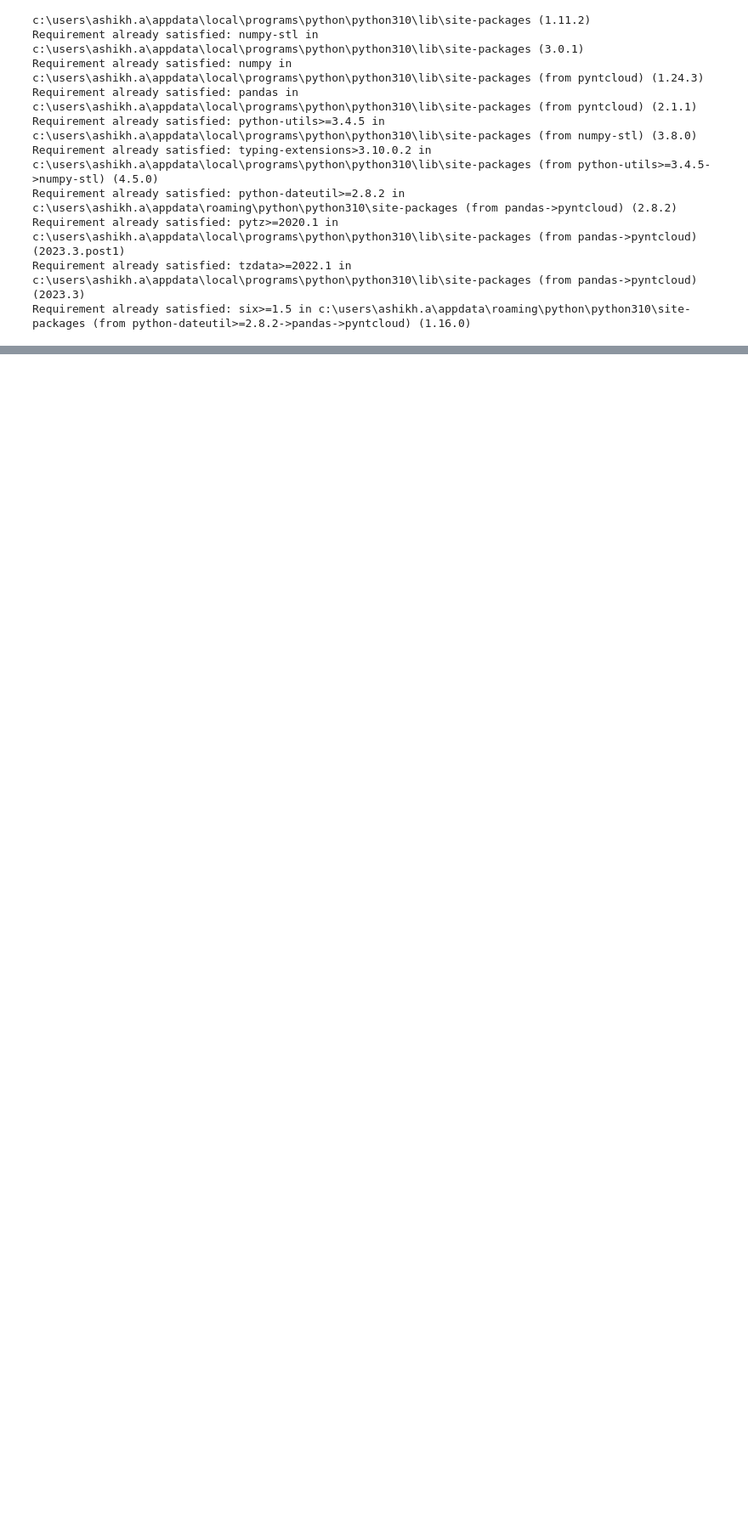
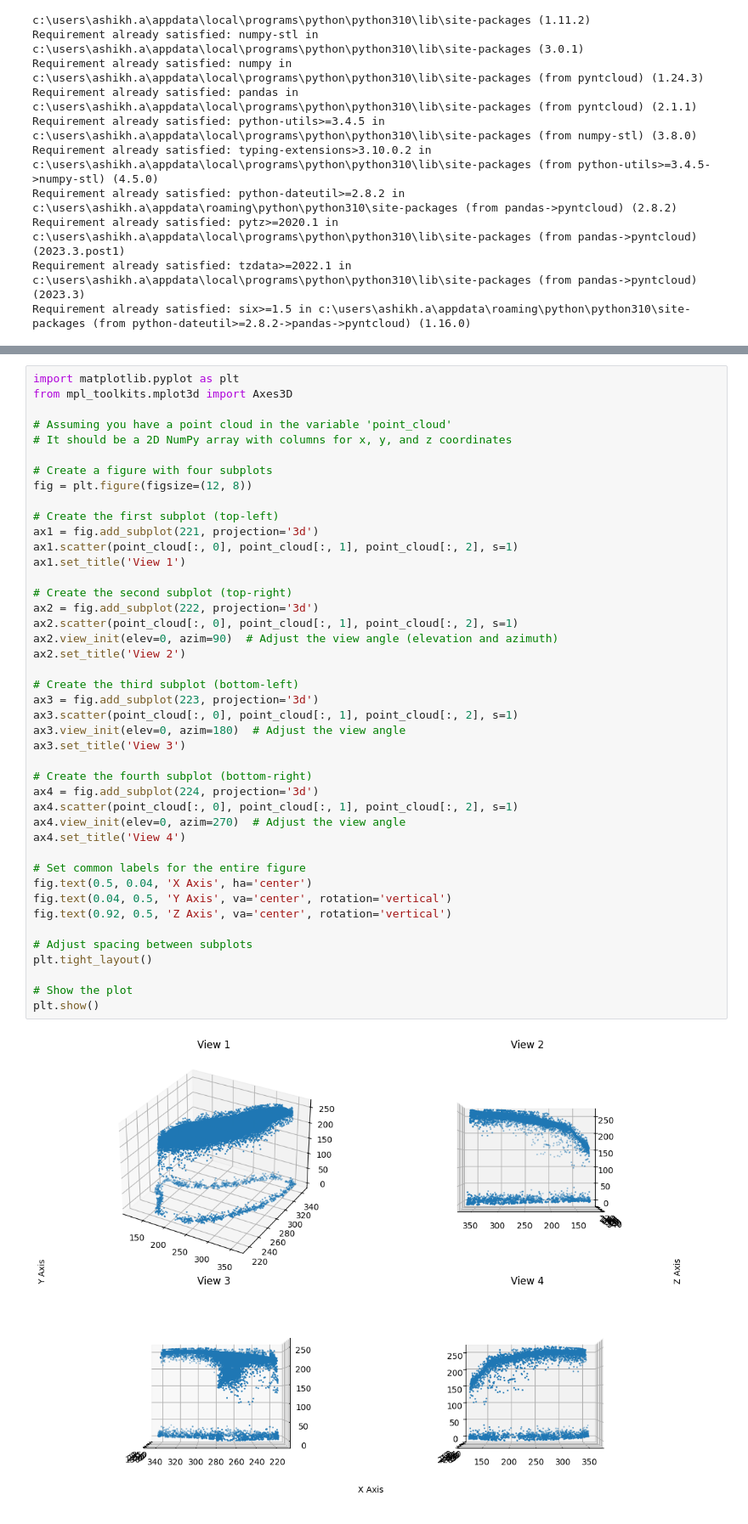
Before and after one commit to ictashik/NoticeBoard, a Jupyter notebook: Master/Master.ipynb, the cells around one changed output, grey strips where cells are left out. Shown: that part at 85% size. Saved outputs shown, nothing was run; the diff lists cells and outputs as text; blank space fills up the shorter version.

```diff
--- a/Master/Master.ipynb
+++ b/Master/Master.ipynb
@@ -244,0 +290,45 @@ NameError: name 'numpy_stl' is not defined
+# %%
+import matplotlib.pyplot as plt
+from mpl_toolkits.mplot3d import Axes3D
+
+# Assuming you have a point cloud in the variable 'point_cloud'
+# It should be a 2D NumPy array with columns for x, y, and z coordinates
+
+# Create a figure with four subplots
+fig = plt.figure(figsize=(12, 8))
+
+# Create the first subplot (top-left)
+ax1 = fig.add_subplot(221, projection='3d')
+ax1.scatter(point_cloud[:, 0], point_cloud[:, 1], point_cloud[:, 2], s=1)
+ax1.set_title('View 1')
+
+# Create the second subplot (top-right)
+ax2 = fig.add_subplot(222, projection='3d')
+ax2.scatter(point_cloud[:, 0], point_cloud[:, 1], point_cloud[:, 2], s=1)
+ax2.view_init(elev=0, azim=90)  # Adjust the view angle (elevation and azimuth)
+ax2.set_title('View 2')
+
+# Create the third subplot (bottom-left)
+ax3 = fig.add_subplot(223, projection='3d')
+ax3.scatter(point_cloud[:, 0], point_cloud[:, 1], point_cloud[:, 2], s=1)
+ax3.view_init(elev=0, azim=180)  # Adjust the view angle
+ax3.set_title('View 3')
+
+# Create the fourth subplot (bottom-right)
+ax4 = fig.add_subplot(224, projection='3d')
+ax4.scatter(point_cloud[:, 0], point_cloud[:, 1], point_cloud[:, 2], s=1)
+ax4.view_init(elev=0, azim=270)  # Adjust the view angle
+ax4.set_title('View 4')
+
+# Set common labels for the entire figure
+fig.text(0.5, 0.04, 'X Axis', ha='center')
+fig.text(0.04, 0.5, 'Y Axis', va='center', rotation='vertical')
+fig.text(0.92, 0.5, 'Z Axis', va='center', rotation='vertical')
+
+# Adjust spacing between subplots
+plt.tight_layout()
+
+# Show the plot
+plt.show()
+# %% [output]
+[figure, added]
```
Also changed, not shown: parts of 5 cells of this notebook, 7 other files.
